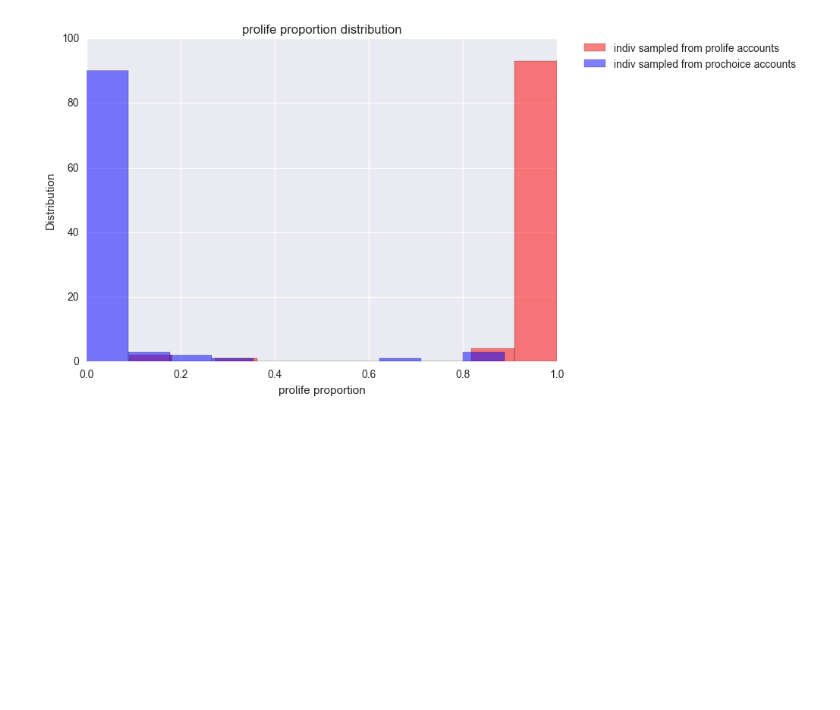
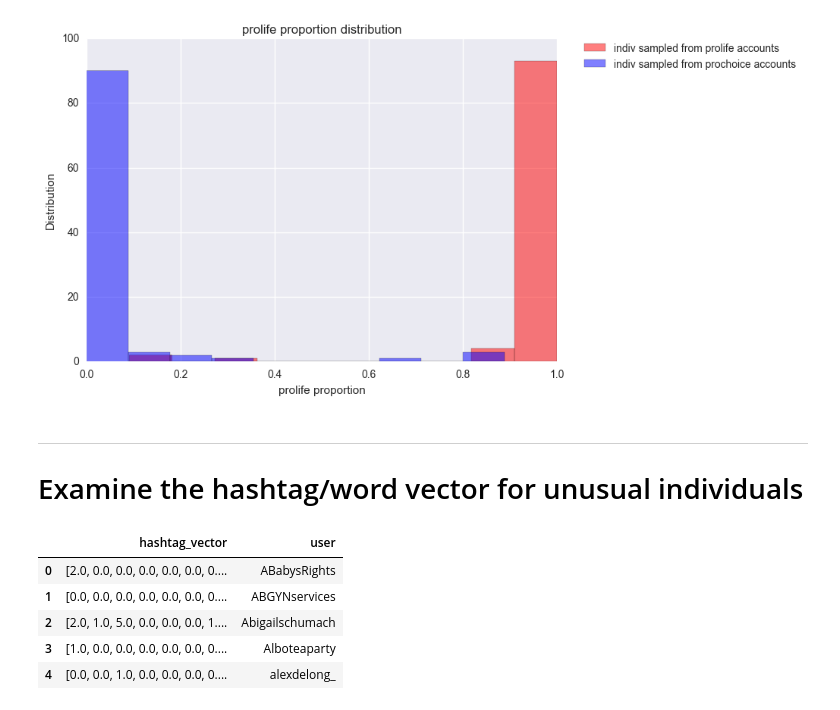
Before and after one commit to JunTan/TwitterAnalysis, a Jupyter notebook: EDA_Diversity_Strength.ipynb, the cells around one changed output. Cells and saved outputs as stored; diff of their text form; code cells hidden in the pictures; blank space fills up the shorter version.

```diff
--- a/EDA_Diversity_Strength.ipynb
+++ b/EDA_Diversity_Strength.ipynb
@@ -275,3 +302,27 @@ plt.title("prolife proportion distribution")
 plt.show()
 # %% [output]
 [figure]
+# %% [markdown]
+---
+# Examine the hashtag/word vector for unusual individuals
+# %%
+data_path = 'hashtag_classifier.mat'
+
+data = sio.loadmat(data_path)
+org_account_type = data['training_labels'].T
+org_account_data = data['training_data']
+indiv_account_data = data['individual_data']
+indiv_account_order = data['individual_account_order']
+
+hashtag_df = pd.DataFrame({
+    'user': [s.strip() for s in indiv_account_order],
+    'hashtag_vector': list(indiv_account_data)
+})
+hashtag_df.head()
+# %% [output]
+|  | hashtag_vector | user |
+| 0 | [2.0, 0.0, 0.0, 0.0, 0.0, 0.0, 0.... | ABabysRights |
+| 1 | [0.0, 0.0, 0.0, 0.0, 0.0, 0.0, 0.... | ABGYNservices |
+| 2 | [2.0, 1.0, 5.0, 0.0, 0.0, 0.0, 1.... | Abigailschumach |
+| 3 | [1.0, 0.0, 0.0, 0.0, 0.0, 0.0, 0.... | Alboteaparty |
+| 4 | [0.0, 0.0, 1.0, 0.0, 0.0, 0.0, 0.... | alexdelong_ |
```
Also changed, not shown: parts of 20 cells of this notebook, 30 other files.
